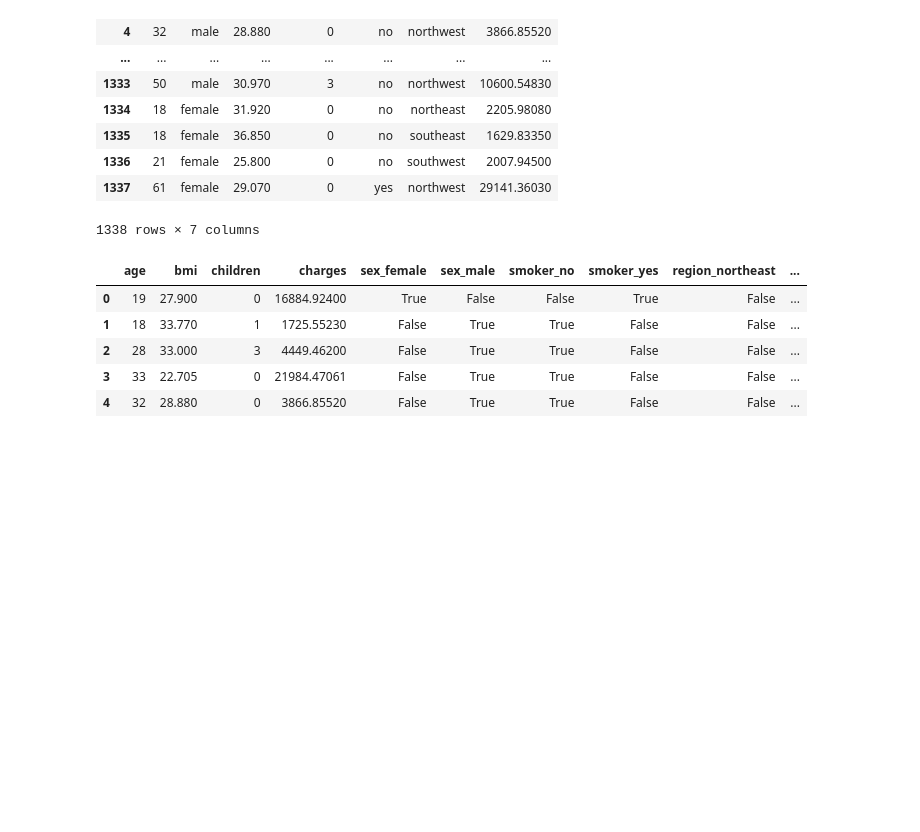
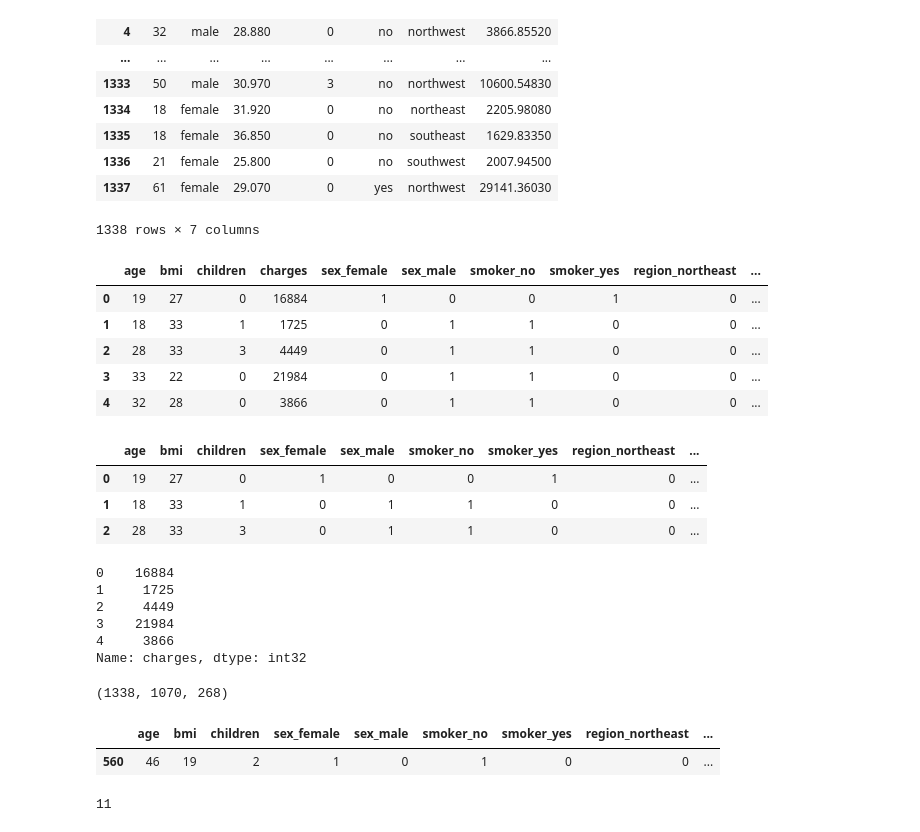
Before and after one commit to Hardtophead/Learn_DL_With_Tensorflow, a Jupyter notebook: 01_neural_network_regression_in_tensorflow_video.ipynb, the cells around one changed output. Saved outputs shown, nothing was run; the diff lists cells and outputs as text; code cells hidden in the pictures; blank space fills up the shorter version.

Commit message:
Putting together what we've learned part 2 (building a regression model)

```diff
--- a/01_neural_network_regression_in_tensorflow_video.ipynb
+++ b/01_neural_network_regression_in_tensorflow_video.ipynb
@@ -1106,12 +1106,12 @@ insurance
 1338 rows × 7 columns
 # %%
 # Let's try one-hot encode our DataFrame so it's all numbers
-insurance_one_hot = pd.get_dummies(insurance)
+insurance_one_hot = pd.get_dummies(insurance).astype(int)
 insurance_one_hot.head()
 # %% [output]
 |  | age | bmi | children | charges | sex_female | sex_male | smoker_no | smoker_yes | region_northeast | ... |
-| 0 | 19 | 27.900 | 0 | 16884.92400 | True | False | False | True | False | ... |
-| 1 | 18 | 33.770 | 1 | 1725.55230 | False | True | True | False | False | ... |
-| 2 | 28 | 33.000 | 3 | 4449.46200 | False | True | True | False | False | ... |
-| 3 | 33 | 22.705 | 0 | 21984.47061 | False | True | True | False | False | ... |
-| 4 | 32 | 28.880 | 0 | 3866.85520 | False | True | True | False | False | ... |
+| 0 | 19 | 27 | 0 | 16884 | 1 | 0 | 0 | 1 | 0 | ... |
+| 1 | 18 | 33 | 1 | 1725 | 0 | 1 | 1 | 0 | 0 | ... |
+| 2 | 28 | 33 | 3 | 4449 | 0 | 1 | 1 | 0 | 0 | ... |
+| 3 | 33 | 22 | 0 | 21984 | 0 | 1 | 1 | 0 | 0 | ... |
+| 4 | 32 | 28 | 0 | 3866 | 0 | 1 | 1 | 0 | 0 | ... |
@@ -1117,0 +1122,35 @@ insurance_one_hot.head()
+# %%
+# View X
+X.head(3)
+# %% [output]
+|  | age | bmi | children | sex_female | sex_male | smoker_no | smoker_yes | region_northeast | ... |
+| 0 | 19 | 27 | 0 | 1 | 0 | 0 | 1 | 0 | ... |
+| 1 | 18 | 33 | 1 | 0 | 1 | 1 | 0 | 0 | ... |
+| 2 | 28 | 33 | 3 | 0 | 1 | 1 | 0 | 0 | ... |
+# %%
+# View y
+y.head()
+# %% [output]
+0    16884
+1     1725
+2     4449
+3    21984
+4     3866
+Name: charges, dtype: int32
+# %%
+# Create training and test sets
+from sklearn.model_selection import train_test_split
+X_train, X_test, y_train, y_test = train_test_split(X, y, test_size=0.2, random_state=42)
+
+len(X), len(X_train), len(X_test)
+# %% [output]
+(1338, 1070, 268)
+# %%
+X_train.head(1)
+# %% [output]
+|  | age | bmi | children | sex_female | sex_male | smoker_no | smoker_yes | region_northeast | ... |
+| 560 | 46 | 19 | 2 | 1 | 0 | 1 | 0 | 0 | ... |
+# %%
+X_train.shape[1]
+# %% [output]
+11
```
Also changed, not shown: parts of 5 cells of this notebook.
